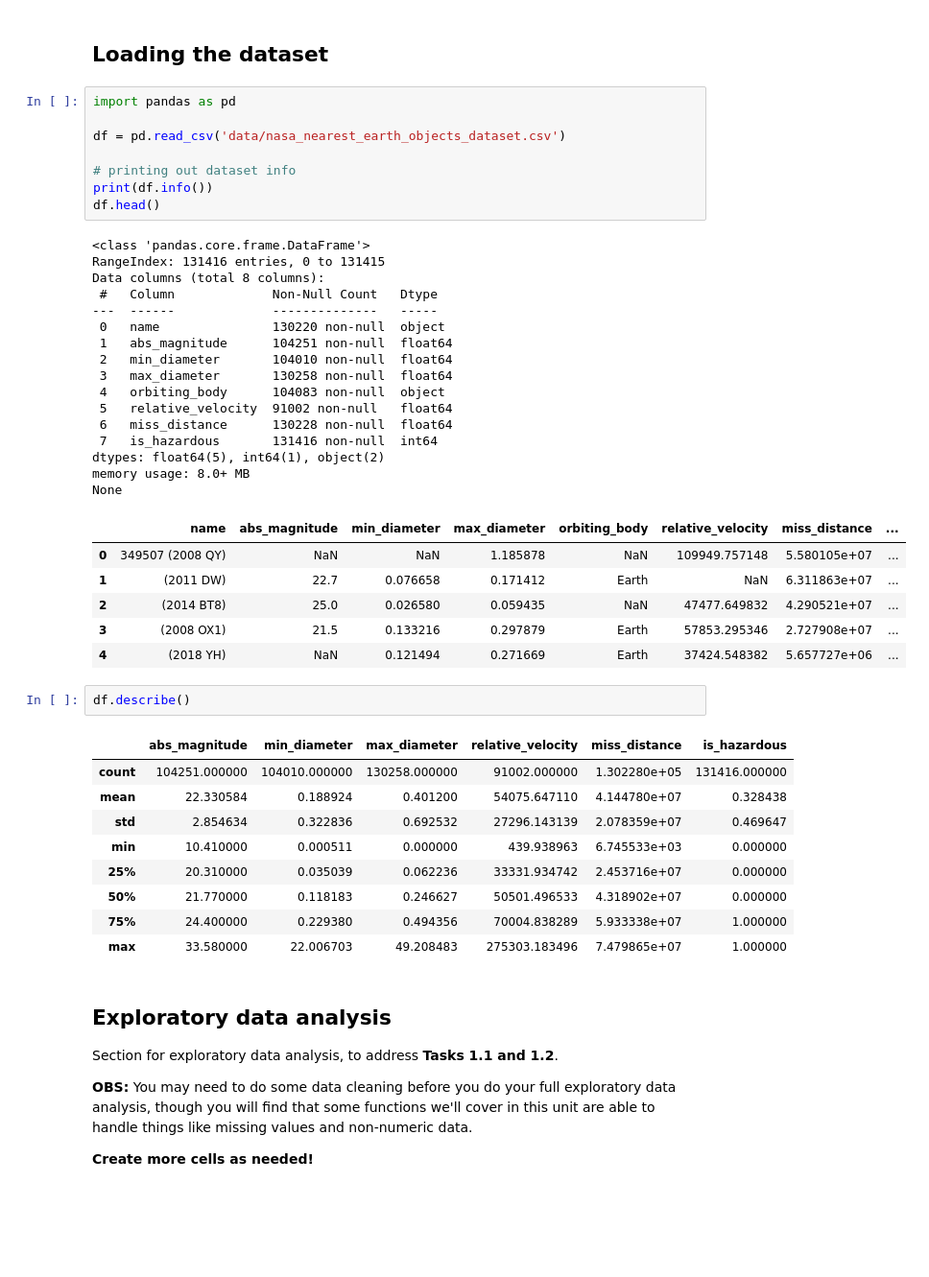
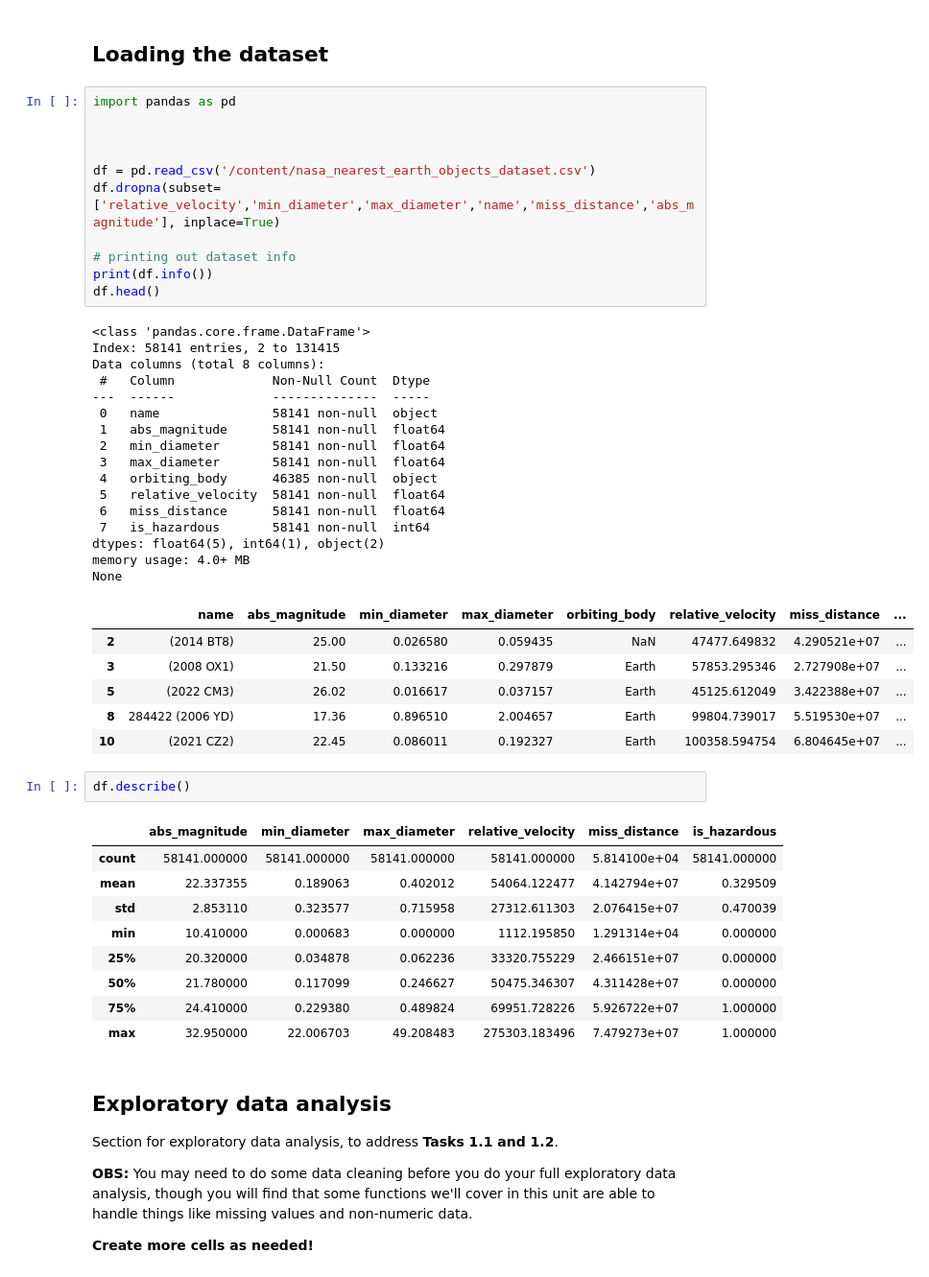
Before and after one commit to Char9346/stuff, a Jupyter notebook: uni/ml-nasa-neo.ipynb, the cells around one changed output. Shown at 96% size. Drawn from its saved outputs; the diff is of its cells as text; blank space fills up the shorter version.

```diff
--- a/uni/ml-nasa-neo.ipynb
+++ b/uni/ml-nasa-neo.ipynb
@@ -78,46 +78,49 @@ import openpyxl
 # %%
 import pandas as pd
 
-df = pd.read_csv('data/nasa_nearest_earth_objects_dataset.csv')
+
+
+df = pd.read_csv('/content/nasa_nearest_earth_objects_dataset.csv')
+df.dropna(subset=['relative_velocity','min_diameter','max_diameter','name','miss_distance','abs_magnitude'], inplace=True)
 
 # printing out dataset info
 print(df.info())
 df.head()
 # %% [output]
 <class 'pandas.core.frame.DataFrame'>
-RangeIndex: 131416 entries, 0 to 131415
+Index: 58141 entries, 2 to 131415
 Data columns (total 8 columns):
- #   Column             Non-Null Count   Dtype
----  ------             --------------   -----
- 0   name               130220 non-null  object
- 1   abs_magnitude      104251 non-null  float64
- 2   min_diameter       104010 non-null  float64
- 3   max_diameter       130258 non-null  float64
- 4   orbiting_body      104083 non-null  object
- 5   relative_velocity  91002 non-null   float64
- 6   miss_distance      130228 non-null  float64
- 7   is_hazardous       131416 non-null  int64
+ #   Column             Non-Null Count  Dtype
+---  ------             --------------  -----
+ 0   name               58141 non-null  object
+ 1   abs_magnitude      58141 non-null  float64
+ 2   min_diameter       58141 non-null  float64
+ 3   max_diameter       58141 non-null  float64
+ 4   orbiting_body      46385 non-null  object
+ 5   relative_velocity  58141 non-null  float64
+ 6   miss_distance      58141 non-null  float64
+ 7   is_hazardous       58141 non-null  int64
 dtypes: float64(5), int64(1), object(2)
-memory usage: 8.0+ MB
+memory usage: 4.0+ MB
 None
 |  | name | abs_magnitude | min_diameter | max_diameter | orbiting_body | relative_velocity | miss_distance | ... |
-| 0 | 349507 (2008 QY) | NaN | NaN | 1.185878 | NaN | 109949.757148 | 5.580105e+07 | ... |
-| 1 | (2011 DW) | 22.7 | 0.076658 | 0.171412 | Earth | NaN | 6.311863e+07 | ... |
-| 2 | (2014 BT8) | 25.0 | 0.026580 | 0.059435 | NaN | 47477.649832 | 4.290521e+07 | ... |
-| 3 | (2008 OX1) | 21.5 | 0.133216 | 0.297879 | Earth | 57853.295346 | 2.727908e+07 | ... |
-| 4 | (2018 YH) | NaN | 0.121494 | 0.271669 | Earth | 37424.548382 | 5.657727e+06 | ... |
+| 2 | (2014 BT8) | 25.00 | 0.026580 | 0.059435 | NaN | 47477.649832 | 4.290521e+07 | ... |
+| 3 | (2008 OX1) | 21.50 | 0.133216 | 0.297879 | Earth | 57853.295346 | 2.727908e+07 | ... |
+| 5 | (2022 CM3) | 26.02 | 0.016617 | 0.037157 | Earth | 45125.612049 | 3.422388e+07 | ... |
+| 8 | 284422 (2006 YD) | 17.36 | 0.896510 | 2.004657 | Earth | 99804.739017 | 5.519530e+07 | ... |
+| 10 | (2021 CZ2) | 22.45 | 0.086011 | 0.192327 | Earth | 100358.594754 | 6.804645e+07 | ... |
 # %%
 df.describe()
 # %% [output]
 |  | abs_magnitude | min_diameter | max_diameter | relative_velocity | miss_distance | is_hazardous |
-| count | 104251.000000 | 104010.000000 | 130258.000000 | 91002.000000 | 1.302280e+05 | 131416.000000 |
-| mean | 22.330584 | 0.188924 | 0.401200 | 54075.647110 | 4.144780e+07 | 0.328438 |
-| std | 2.854634 | 0.322836 | 0.692532 | 27296.143139 | 2.078359e+07 | 0.469647 |
-| min | 10.410000 | 0.000511 | 0.000000 | 439.938963 | 6.745533e+03 | 0.000000 |
-| 25% | 20.310000 | 0.035039 | 0.062236 | 33331.934742 | 2.453716e+07 | 0.000000 |
-| 50% | 21.770000 | 0.118183 | 0.246627 | 50501.496533 | 4.318902e+07 | 0.000000 |
-| 75% | 24.400000 | 0.229380 | 0.494356 | 70004.838289 | 5.933338e+07 | 1.000000 |
-| max | 33.580000 | 22.006703 | 49.208483 | 275303.183496 | 7.479865e+07 | 1.000000 |
+| count | 58141.000000 | 58141.000000 | 58141.000000 | 58141.000000 | 5.814100e+04 | 58141.000000 |
+| mean | 22.337355 | 0.189063 | 0.402012 | 54064.122477 | 4.142794e+07 | 0.329509 |
+| std | 2.853110 | 0.323577 | 0.715958 | 27312.611303 | 2.076415e+07 | 0.470039 |
+| min | 10.410000 | 0.000683 | 0.000000 | 1112.195850 | 1.291314e+04 | 0.000000 |
+| 25% | 20.320000 | 0.034878 | 0.062236 | 33320.755229 | 2.466151e+07 | 0.000000 |
+| 50% | 21.780000 | 0.117099 | 0.246627 | 50475.346307 | 4.311428e+07 | 0.000000 |
+| 75% | 24.410000 | 0.229380 | 0.489824 | 69951.728226 | 5.926722e+07 | 1.000000 |
+| max | 32.950000 | 22.006703 | 49.208483 | 275303.183496 | 7.479273e+07 | 1.000000 |
 # %% [markdown]
 ## Exploratory data analysis
 
```
Also changed, not shown: parts of 3 cells of this notebook.
